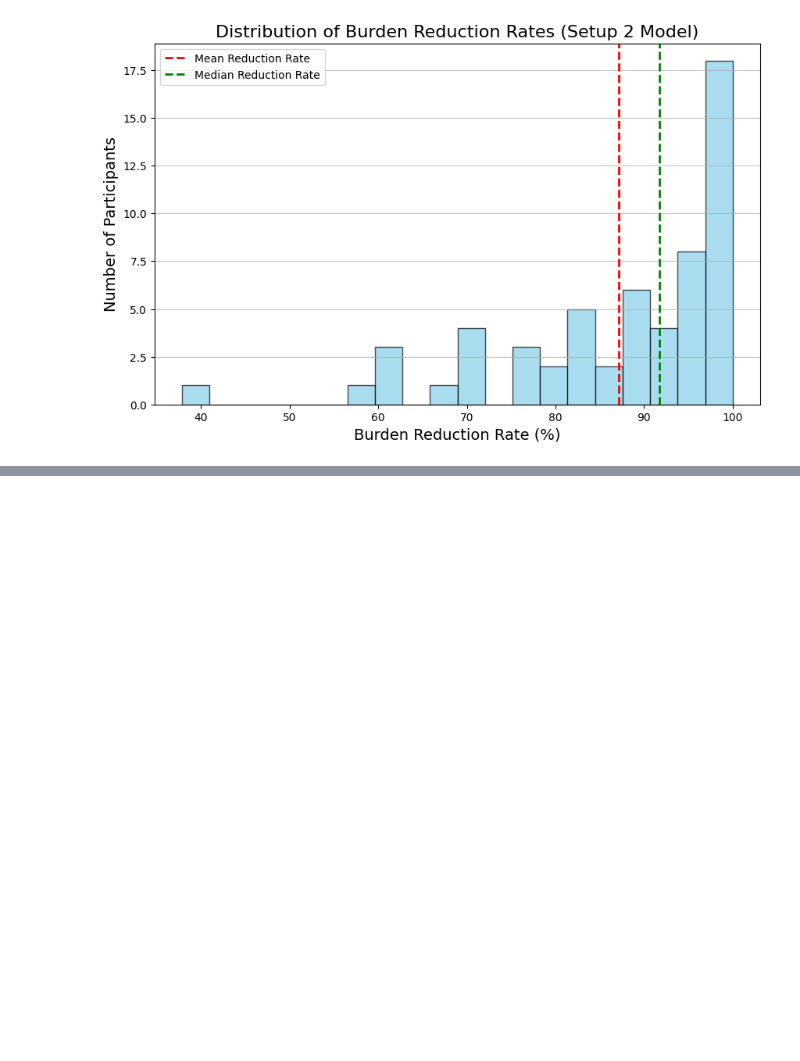
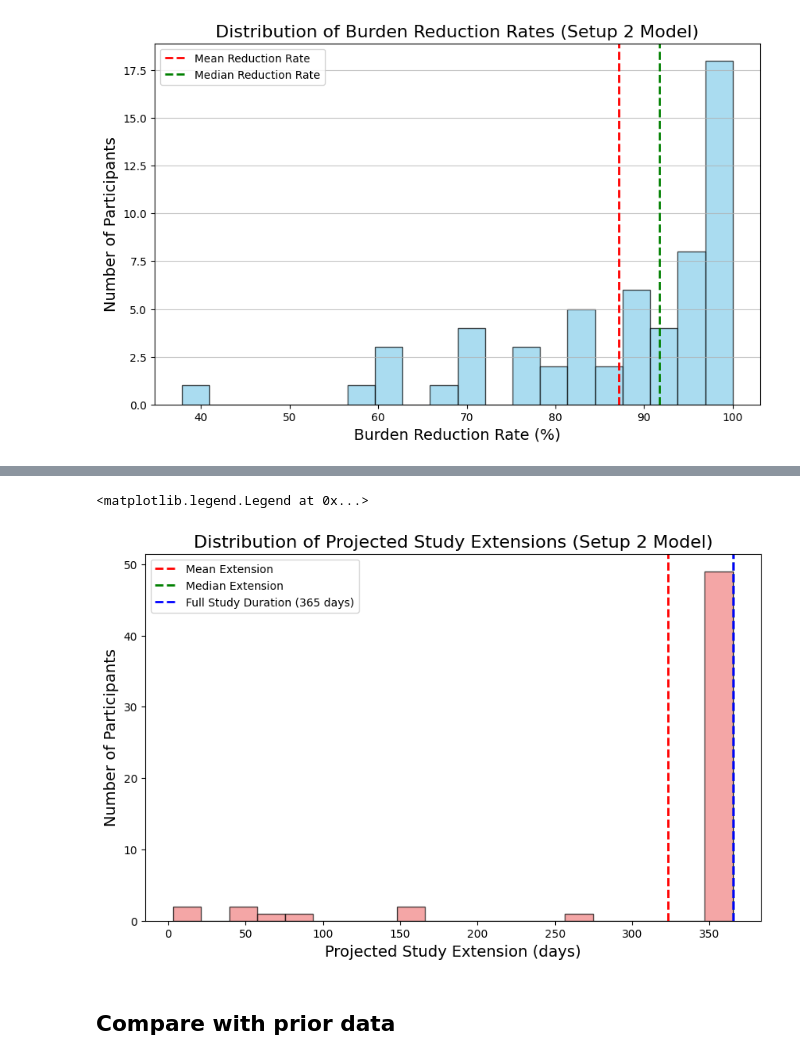
Before and after one commit to adityaponnada/real_time_prompting, a Jupyter notebook: withdrew_hybrid_eval.ipynb, the cells around one changed output, grey strips where cells are left out. Cells and saved outputs as stored; diff of their text form; code cells hidden in the pictures; blank space fills up the shorter version.

Commit message:
Plot the projected vs actual duration distribution for hybrid model

```diff
--- a/withdrew_hybrid_eval.ipynb
+++ b/withdrew_hybrid_eval.ipynb
@@ -683,0 +758,2 @@ plt.show()
+# %%
+df_extension_s2 = calculate_study_extension(df_breaking_points, df_sim_s2, model_name="Setup 2")
@@ -683,0 +792,17 @@ plt.show()
+# %%
+## Plot the distribution of projected study extensions with mean and median lines. Also add a vertical line for 365 days
+import matplotlib.pyplot as plt
+plt.figure(figsize=(10, 6))
+plt.hist(df_extension_s2['projected_days'], bins=20, color='lightcoral', edgecolor='black', alpha=0.7)
+plt.axvline(df_extension_s2['projected_days'].mean(), color='red', linestyle='dashed', linewidth=2, label='Mean Extension')
+plt.axvline(df_extension_s2['projected_days'].median(), color='green', linestyle='dashed', linewidth=2, label='Median Extension')
+plt.axvline(365, color='blue', linestyle='dashed', linewidth=2, label='Full Study Duration (365 days)')
+plt.title('Distribution of Projected Study Extensions (Setup 2 Model)', fontsize=16)
+plt.xlabel('Projected Study Extension (days)', fontsize=14)
+plt.ylabel('Number of Participants', fontsize=14)
+plt.legend()
+# %% [output]
+<matplotlib.legend.Legend at 0x...>
+[figure, added]
+# %% [markdown]
+## Compare with prior data
```
Also changed, not shown: parts of 7 cells of this notebook.
